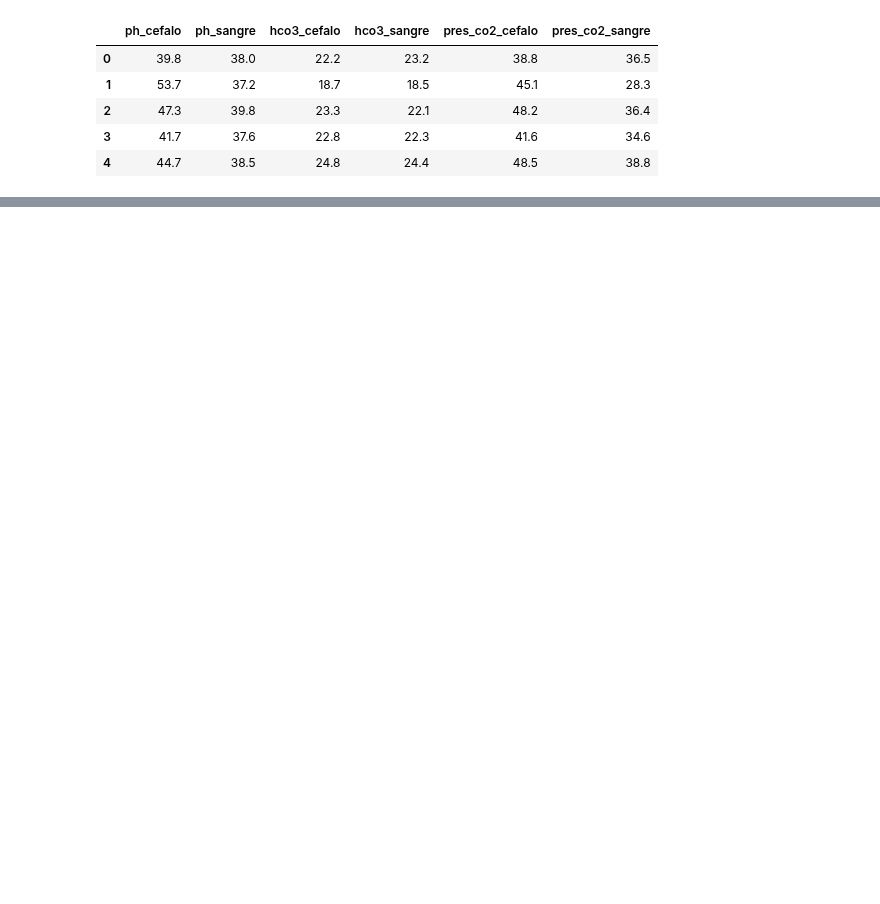
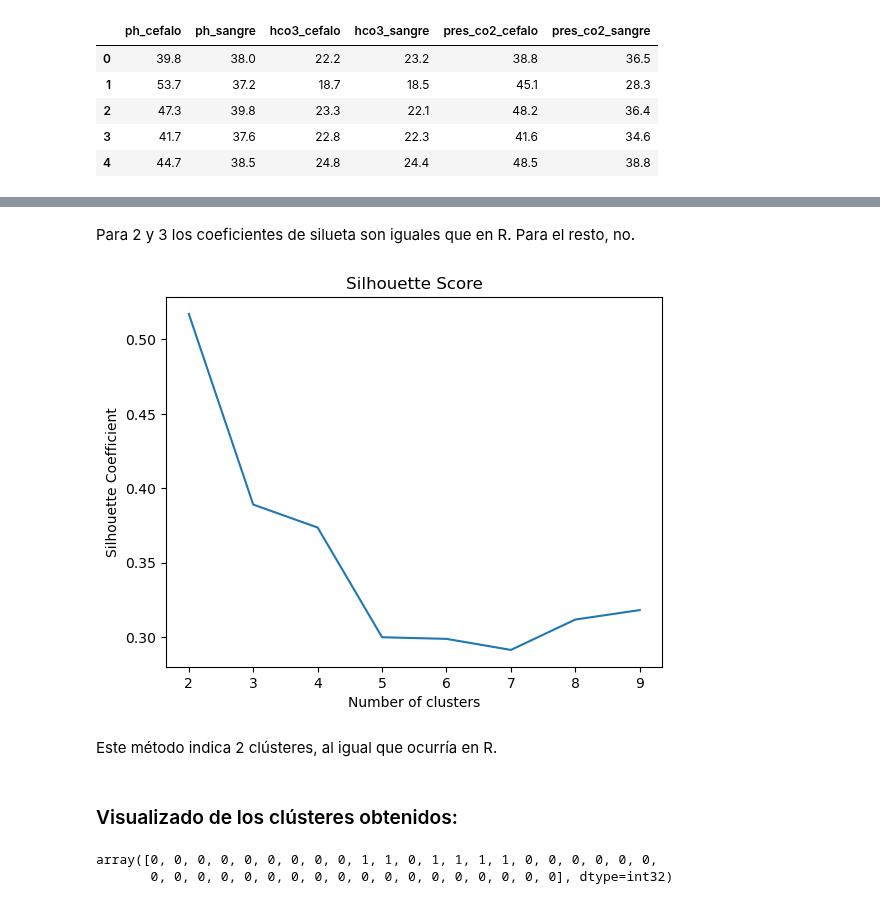
Before and after one commit to fcamadi/masterMLpython, a Jupyter notebook: Tema09/Tema9_kmeans.ipynb, the cells around one changed output, grey strips where cells are left out. Drawn from its saved outputs; the diff is of its cells as text; code cells hidden in the pictures; blank space fills up the shorter version.

```diff
--- a/Tema09/Tema9_kmeans.ipynb
+++ b/Tema09/Tema9_kmeans.ipynb
@@ -72,0 +187,14 @@ acidosis_raw.head()
+# %%
+# Finding the optimal number of clusters using Silhoutte Score
+
+# A list holds the silhouette coefficients for each k
+silhouette_coefficients = []
+
+# Notice you start at 2 clusters for silhouette coefficient
+for i in range(2, 10):
+    kmeans = KMeans(n_clusters=i, **kmeans_kwargs)
+    kmeans.fit(acidosis_scaled)
+    score = silhouette_score(acidosis_scaled, kmeans.labels_)
+    # Print the score
+    silhouette_coefficients.append(score)
+    print('Silhouette Score for %2d clusters: %.3f' % (i,score))
@@ -72,0 +210,21 @@ acidosis_raw.head()
+# %% [markdown]
+Para 2 y 3 los coeficientes de silueta son iguales que en R. Para el resto, no.
+# %%
+plt.plot(range(2, 10), silhouette_coefficients)
+plt.title('Silhouette Score')
+plt.xlabel('Number of clusters')
+plt.ylabel('Silhouette Coefficient')
+plt.show()
+# %% [output]
+[figure, added]
+# %% [markdown]
+Este método indica 2 clústeres, al igual que ocurría en R.
+# %% [markdown]
+### Visualizado de los clústeres obtenidos:
+# %%
+kmeans = KMeans(n_clusters=2, init='k-means++', max_iter=200, n_init=10, random_state=123)
+kmeans = kmeans.fit(acidosis_scaled)
+kmeans.labels_
+# %% [output]
+array([0, 0, 0, 0, 0, 0, 0, 0, 0, 1, 1, 0, 1, 1, 1, 1, 0, 0, 0, 0, 0, 0,
+       0, 0, 0, 0, 0, 0, 0, 0, 0, 0, 0, 0, 0, 0, 0, 0, 0, 0], dtype=int32)
```
Also changed, not shown: parts of 23 cells of this notebook.
